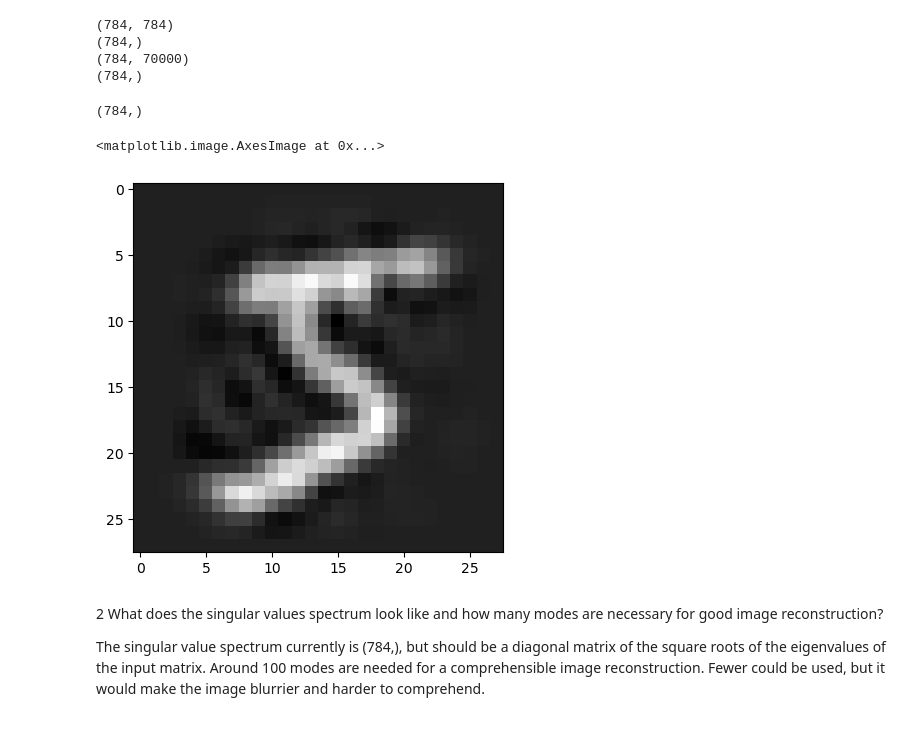
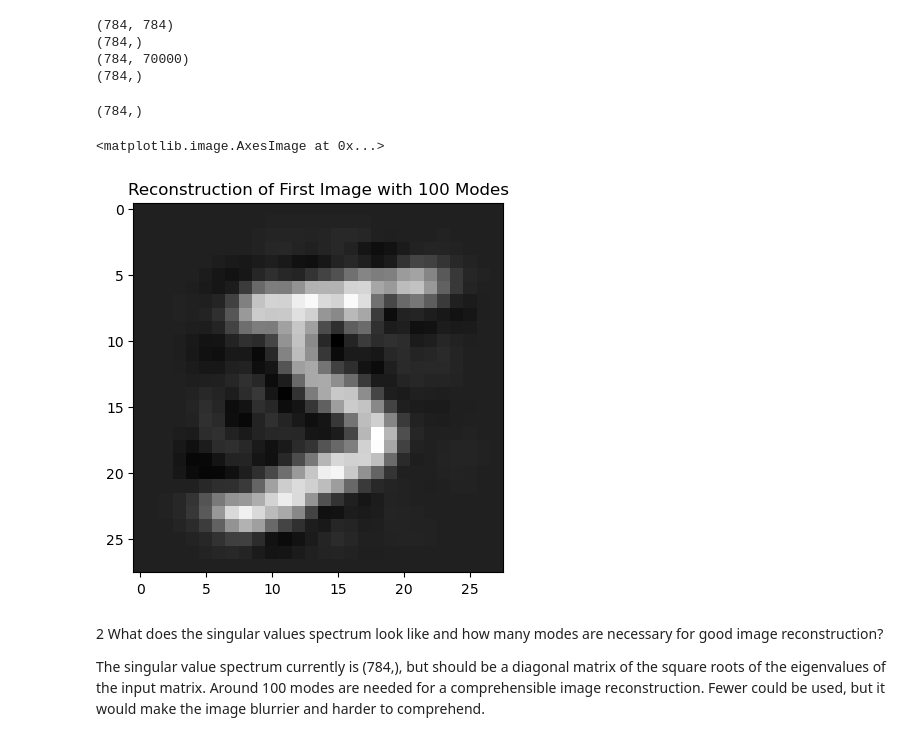
Before and after one commit to ichi206/EE399, a Jupyter notebook: HW3/HW3.ipynb, the cells around one changed output. Cells and saved outputs as stored; diff of their text form; code cells hidden in the pictures.

```diff
--- a/HW3/HW3.ipynb
+++ b/HW3/HW3.ipynb
@@ -45,21 +45,22 @@ print(np.shape(np.mean(X, axis=0)))
 # %%
 k = 100
 Uk = U[:, :k]
 sk = sig[:k]
 Vtk = Vt[:k, :]
 
 imgRec = np.dot(Uk, np.dot(np.diag(sk), Vtk))
 imgRecon = imgRec.T.reshape(-1,28,28)
 print(np.shape(imgRec[:,0]))
 #print(np.shape(Xnorm[0]))
 
 #fig, ax = plt.subplots(1, 2, figsize=(20, 15))
 #ax[0].imshow(Xnorm[0,:].reshape(28,28), cmap='gray')
+plt.title('Reconstruction of First Image with 100 Modes')
 plt.imshow(imgRecon[0], cmap='gray')
 # %% [output]
 (784,)
 <matplotlib.image.AxesImage at 0x...>
-[figure, old version]
+[figure, new version]
 # %% [markdown]
 
 2 What does the singular values spectrum look like and how many modes are necessary for good image reconstruction?
```
Also changed, not shown: parts of 2 cells of this notebook.
